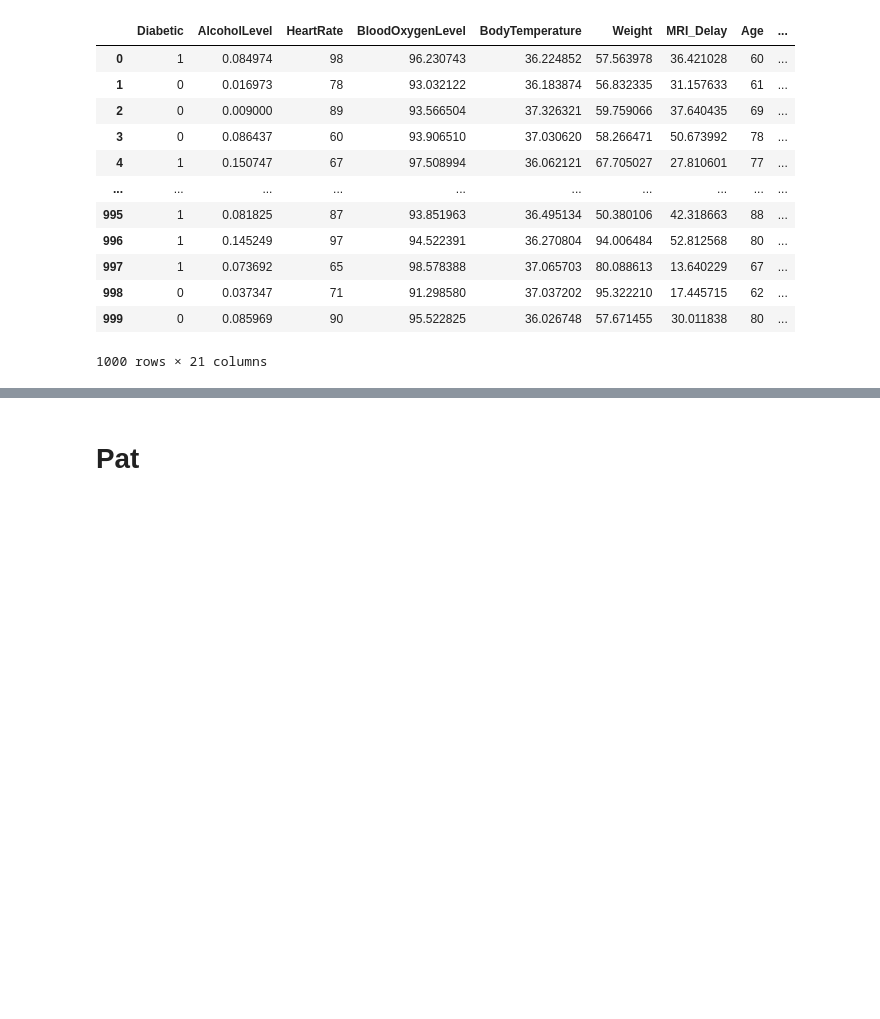
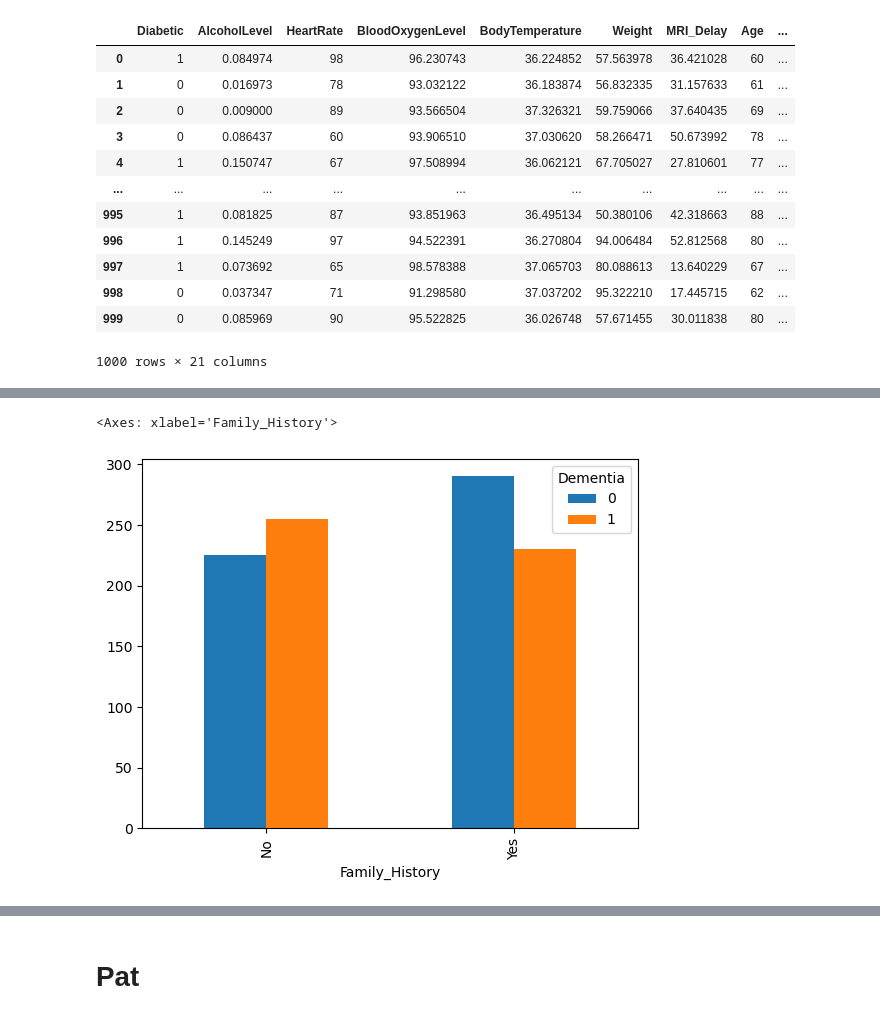
Before and after one commit to Feda2020/project_one_dementia, a Jupyter notebook: main.ipynb, the cells around one changed output, grey strips where cells are left out. Cells and saved outputs as stored; diff of their text form; code cells hidden in the pictures; blank space fills up the shorter version.

```diff
--- a/main.ipynb
+++ b/main.ipynb
@@ -129,0 +180,5 @@ dementia_df_cleaned
+# %%
+dementia_df.groupby(["Family_History", "Dementia"]).size().unstack().plot.bar()
+# %% [output]
+<Axes: xlabel='Family_History'>
+[figure, added]
```
Also changed, not shown: parts of 13 cells of this notebook.
